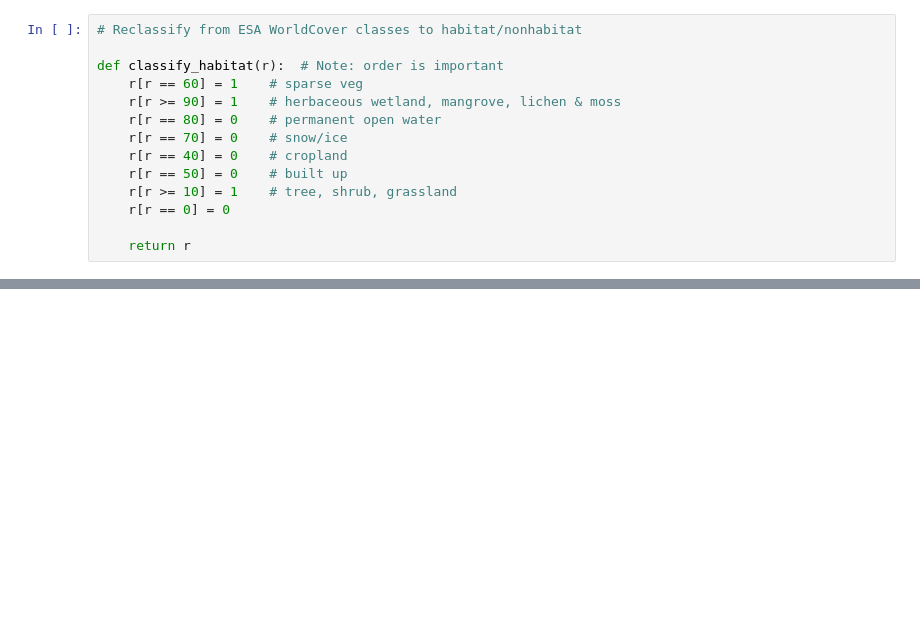
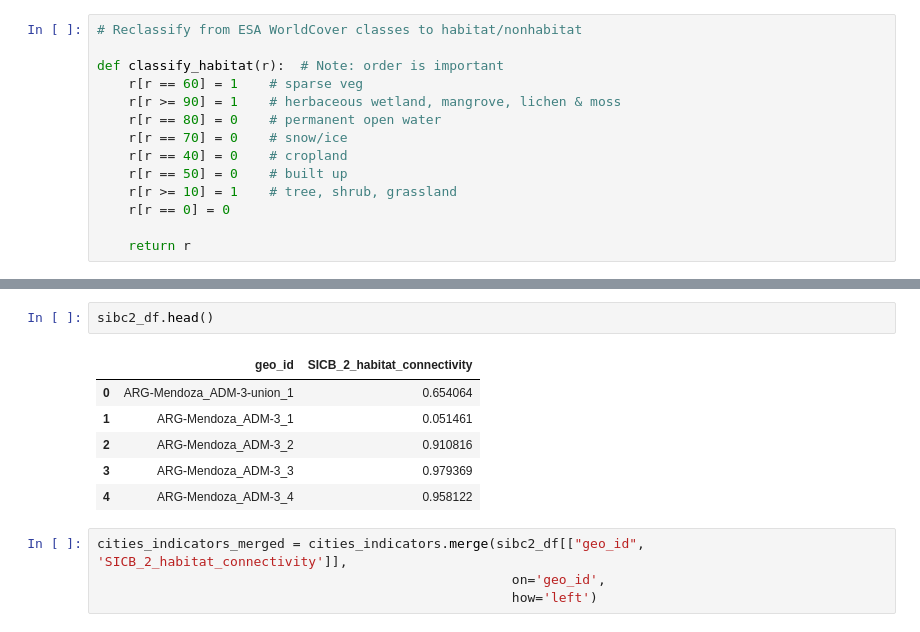
Before and after one commit to wri/cities-urbanshift, a Jupyter notebook: compute-indicator-SICB-2.ipynb, the cells around one changed output, grey strips where cells are left out. Drawn from its saved outputs; the diff is of its cells as text; blank space fills up the shorter version.

```diff
--- a/compute-indicator-SICB-2.ipynb
+++ b/compute-indicator-SICB-2.ipynb
@@ -214,0 +329,13 @@ with fiona.open('filename.shp', 'w', 'ESRI Shapefile', schema) as c:
+# %%
+sibc2_df.head()
+# %% [output]
+|  | geo_id | SICB_2_habitat_connectivity |
+| 0 | ARG-Mendoza_ADM-3-union_1 | 0.654064 |
+| 1 | ARG-Mendoza_ADM-3_1 | 0.051461 |
+| 2 | ARG-Mendoza_ADM-3_2 | 0.910816 |
+| 3 | ARG-Mendoza_ADM-3_3 | 0.979369 |
+| 4 | ARG-Mendoza_ADM-3_4 | 0.958122 |
+# %%
+cities_indicators_merged = cities_indicators.merge(sibc2_df[["geo_id", 'SICB_2_habitat_connectivity']],
+                                                     on='geo_id',
+                                                     how='left')
```
Also changed, not shown: parts of 25 cells of this notebook.
